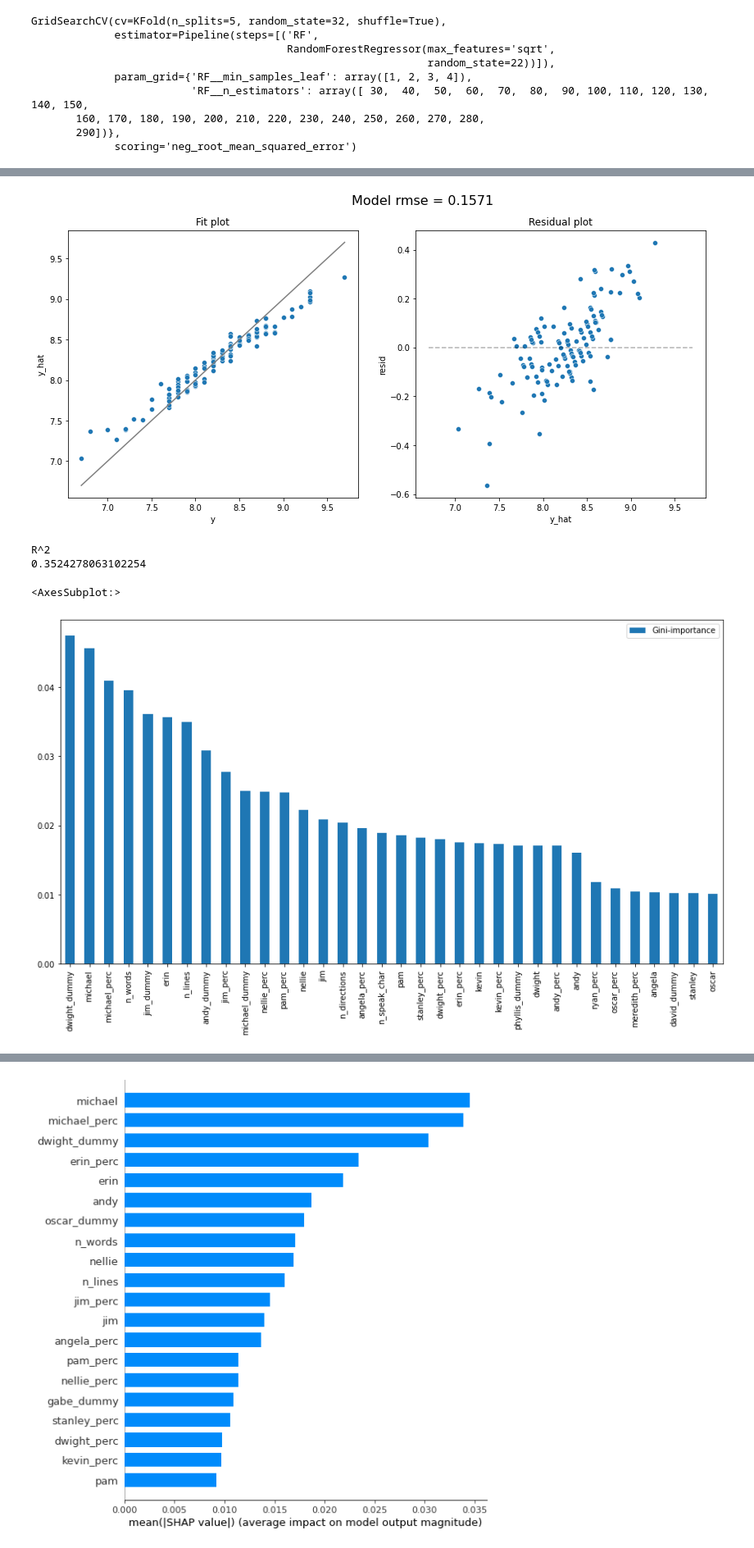
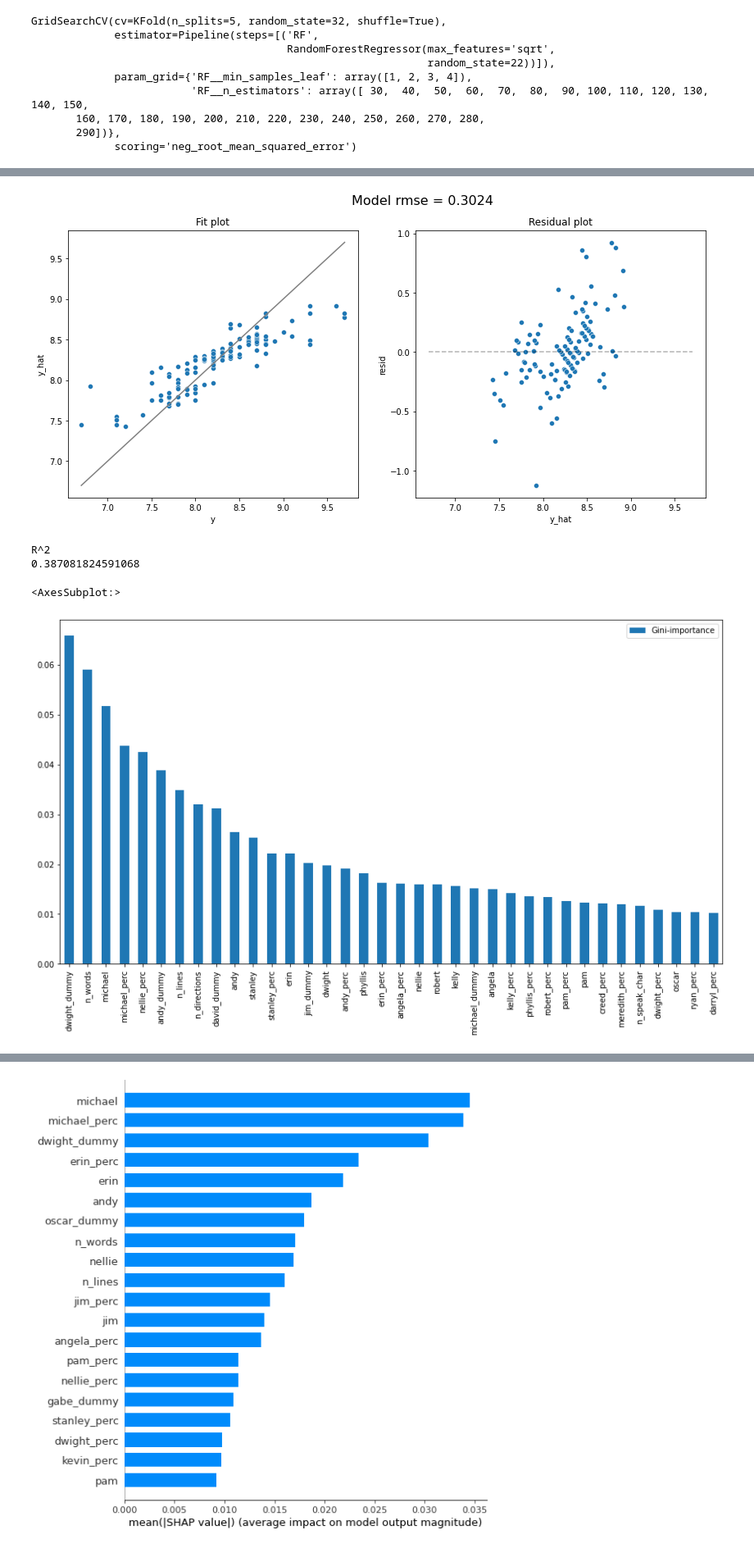
Before and after one commit to anoushka632/mlp-proj1, a Jupyter notebook: Jonathan/MLPProj1_NotebookV2.ipynb, the cells around one changed output, grey strips where cells are left out. Shown at 82% size. Saved outputs shown, nothing was run; the diff lists cells and outputs as text; code cells hidden in the pictures.

```diff
--- a/Jonathan/MLPProj1_NotebookV2.ipynb
+++ b/Jonathan/MLPProj1_NotebookV2.ipynb
@@ -888,39 +889,39 @@ from sklearn.ensemble import RandomForestRegressor
 
 
 ##Feature importances (using best parameters found above)
-RF = RandomForestRegressor(max_features = "sqrt", n_estimators = 280, min_samples_leaf = 1, random_state = 2)
+RF = RandomForestRegressor(max_features = "sqrt", n_estimators = 140, min_samples_leaf = 4, random_state = 74)
 RF.fit(std_train, y_train)
 model_fit(RF, X = std_train, y = y_train, plot = True)
 print("R^2")
 print(r2_score(y_test, RF.predict(std_test)))
 
 
 # fig = plt.fig(figsize = (15,8))
 feats = {} # a dict to hold feature_name: feature_importance
 for feature, importance in zip(std_train.columns, RF.feature_importances_):
     feats[feature] = importance #add the name/value pair
 
 importances = pd.DataFrame.from_dict(feats, orient='index').rename(columns={0: 'Gini-importance'})
 # importances.sort_values(by='Gini-importance').plot(kind='bar', rot=45, figsize = (15,8))
 
 top_importance = importances.sort_values(by = "Gini-importance",
                                          ascending = False).loc[importances["Gini-importance"] > 0.01,:]
 
 top_importance.plot(kind = 'bar', rot = 90, figsize = (15,8))
 
 # importances = RF.feature_importances_
 # std = np.std([tree.feature_importances_ for tree in RF], axis=0)
 
 # forest_importances = pd.Series(importances)
 
 # fig, ax = plt.subplots(figsize = (15,8))
 # forest_importances.plot.bar(yerr=std, ax=ax)
 # ax.set_title("Feature importances using MDI")
 # ax.set_ylabel("Mean decrease in impurity")
 # fig.tight_layout()
 # %% [output]
-[figure, old version]
+[figure, new version]
 R^2
-0.3524278063102254
+0.387081824591068
 <AxesSubplot:>
-[figure, old version]
+[figure, new version]
```
Also changed, not shown: parts of 21 cells of this notebook, 12 other files.
